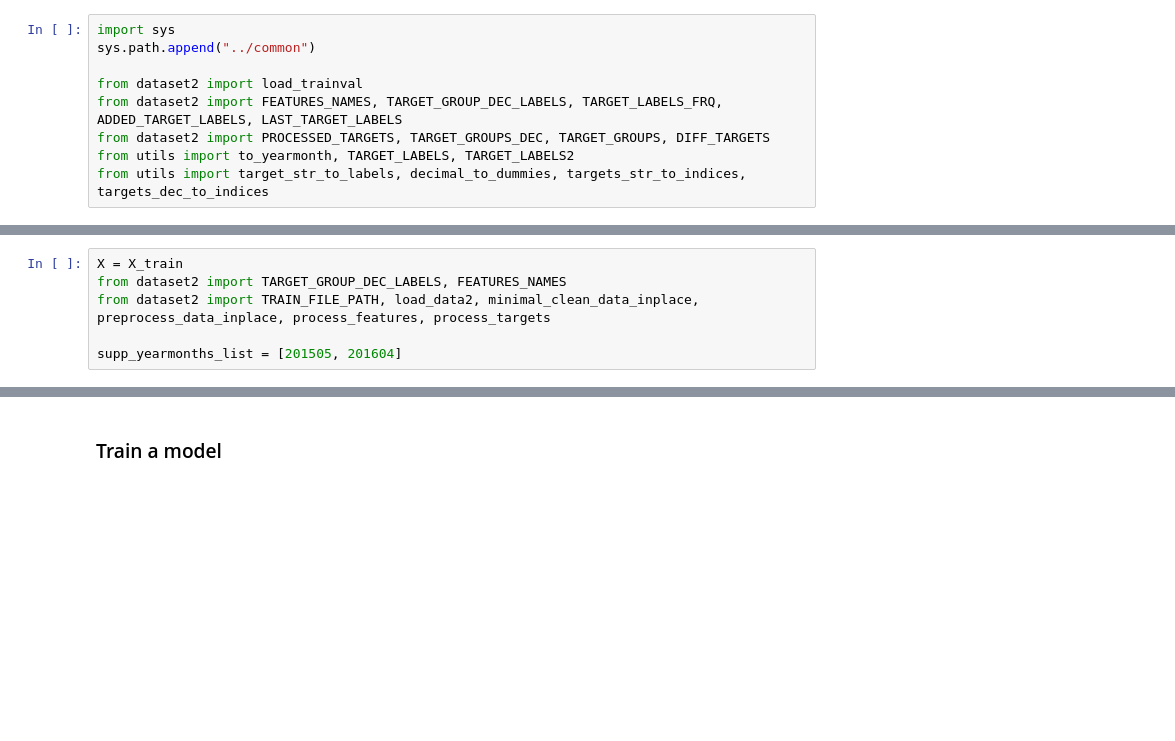
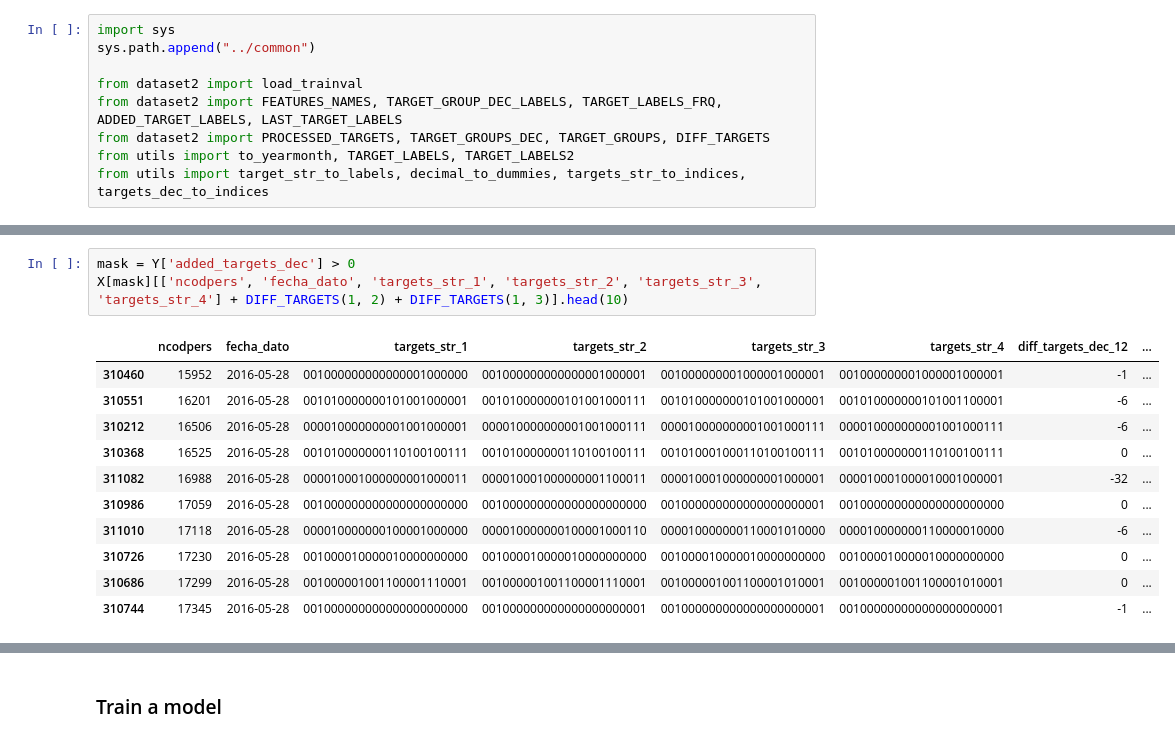
Before and after one commit to vfdev-5/SPR, a Jupyter notebook: trees/trees_and_NN_predictions_CV_2.ipynb, the cells around one changed output, grey strips where cells are left out. Drawn from its saved outputs; the diff is of its cells as text; blank space fills up the shorter version.

```diff
--- a/trees/trees_and_NN_predictions_CV_2.ipynb
+++ b/trees/trees_and_NN_predictions_CV_2.ipynb
@@ -377,6 +70,0 @@ X_train[['fecha_dato', 'ncodpers',]].sort_values(['fecha_dato', 'ncodpers'])
-# %%
-X = X_train
-from dataset2 import TARGET_GROUP_DEC_LABELS, FEATURES_NAMES
-from dataset2 import TRAIN_FILE_PATH, load_data2, minimal_clean_data_inplace, preprocess_data_inplace, process_features, process_targets
-
-supp_yearmonths_list = [201505, 201604]
@@ -646,0 +123,15 @@ train_months = train_df['fecha_dato'].unique()
+# %%
+mask = Y['added_targets_dec'] > 0
+X[mask][['ncodpers', 'fecha_dato', 'targets_str_1', 'targets_str_2', 'targets_str_3', 'targets_str_4'] + DIFF_TARGETS(1, 2) + DIFF_TARGETS(1, 3)].head(10)
+# %% [output]
+|  | ncodpers | fecha_dato | targets_str_1 | targets_str_2 | targets_str_3 | targets_str_4 | diff_targets_dec_12 | ... |
+| 310460 | 15952 | 2016-05-28 | 001000000000000001000000 | 001000000000000001000001 | 001000000001000001000001 | 001000000001000001000001 | -1 | ... |
+| 310551 | 16201 | 2016-05-28 | 001010000000101001000001 | 001010000000101001000111 | 001010000000101001000001 | 001010000000101001100001 | -6 | ... |
+| 310212 | 16506 | 2016-05-28 | 000010000000001001000001 | 000010000000001001000111 | 000010000000001001000111 | 000010000000001001000111 | -6 | ... |
+| 310368 | 16525 | 2016-05-28 | 001010000000110100100111 | 001010000000110100100111 | 001010001000110100100111 | 001010000000110100100111 | 0 | ... |
+| 311082 | 16988 | 2016-05-28 | 000010001000000001000011 | 000010001000000001100011 | 000010001000000001000001 | 000010001000010001000001 | -32 | ... |
+| 310986 | 17059 | 2016-05-28 | 001000000000000000000000 | 001000000000000000000000 | 001000000000000000000001 | 001000000000000000000000 | 0 | ... |
+| 311010 | 17118 | 2016-05-28 | 000010000000100001000000 | 000010000000100001000110 | 000010000000110001010000 | 000010000000110000010000 | -6 | ... |
+| 310726 | 17230 | 2016-05-28 | 001000010000010000000000 | 001000010000010000000000 | 001000010000010000000000 | 001000010000010000000000 | 0 | ... |
+| 310686 | 17299 | 2016-05-28 | 001000001001100001110001 | 001000001001100001110001 | 001000001001100001010001 | 001000001001100001010001 | 0 | ... |
+| 310744 | 17345 | 2016-05-28 | 001000000000000000000000 | 001000000000000000000001 | 001000000000000000000001 | 001000000000000000000001 | -1 | ... |
```
Also changed, not shown: parts of 104 cells of this notebook, 1 other file.
